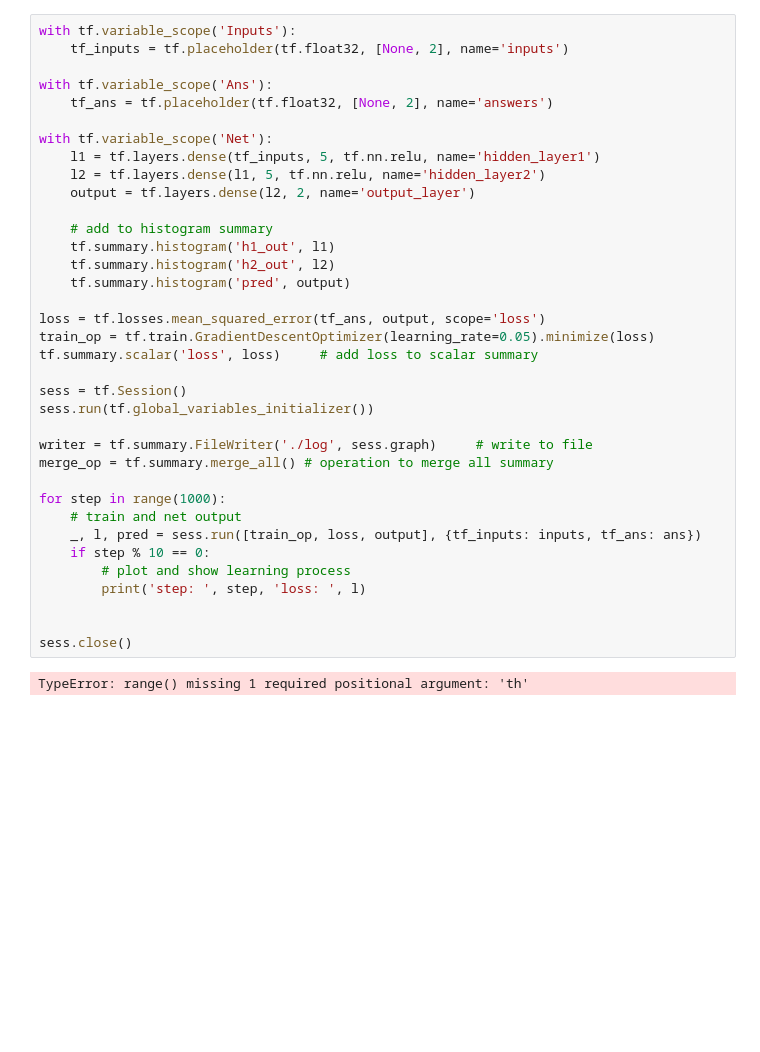
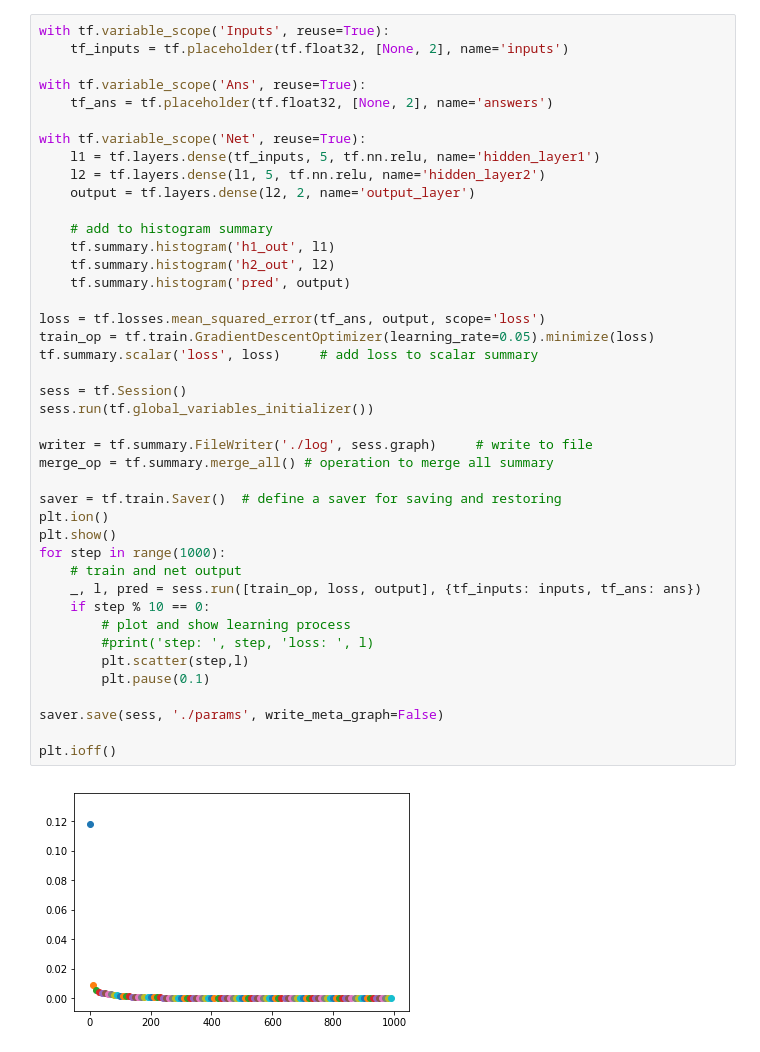
Before and after one commit to acyang/projectile_motion, a Jupyter notebook: projectile_motion.ipynb, the cells around one changed output. Saved outputs shown, nothing was run; the diff lists cells and outputs as text; blank space fills up the shorter version.

```diff
--- a/projectile_motion.ipynb
+++ b/projectile_motion.ipynb
@@ -44,38 +46,44 @@ def heigh(v , th):
 # %%
-with tf.variable_scope('Inputs'):
+with tf.variable_scope('Inputs', reuse=True):
     tf_inputs = tf.placeholder(tf.float32, [None, 2], name='inputs')
 
-with tf.variable_scope('Ans'):
+with tf.variable_scope('Ans', reuse=True):
     tf_ans = tf.placeholder(tf.float32, [None, 2], name='answers')
 
-with tf.variable_scope('Net'):
+with tf.variable_scope('Net', reuse=True):
     l1 = tf.layers.dense(tf_inputs, 5, tf.nn.relu, name='hidden_layer1')
     l2 = tf.layers.dense(l1, 5, tf.nn.relu, name='hidden_layer2')
     output = tf.layers.dense(l2, 2, name='output_layer')
 
     # add to histogram summary
     tf.summary.histogram('h1_out', l1)
     tf.summary.histogram('h2_out', l2)
     tf.summary.histogram('pred', output)
 
 loss = tf.losses.mean_squared_error(tf_ans, output, scope='loss')
 train_op = tf.train.GradientDescentOptimizer(learning_rate=0.05).minimize(loss)
 tf.summary.scalar('loss', loss)     # add loss to scalar summary
 
 sess = tf.Session()
 sess.run(tf.global_variables_initializer())
 
 writer = tf.summary.FileWriter('./log', sess.graph)     # write to file
 merge_op = tf.summary.merge_all() # operation to merge all summary
 
+saver = tf.train.Saver()  # define a saver for saving and restoring
+plt.ion()
+plt.show()
 for step in range(1000):
     # train and net output
     _, l, pred = sess.run([train_op, loss, output], {tf_inputs: inputs, tf_ans: ans})
     if step % 10 == 0:
         # plot and show learning process
-        print('step: ', step, 'loss: ', l)
+        #print('step: ', step, 'loss: ', l)
+        plt.scatter(step,l)
+        plt.pause(0.1)
 
+saver.save(sess, './params', write_meta_graph=False)
 
-sess.close()
+plt.ioff()
 # %% [output]
-TypeError: range() missing 1 required positional argument: 'th'
+[figure, added]
```
Also changed, not shown: parts of 2 cells of this notebook, 1 other file.
